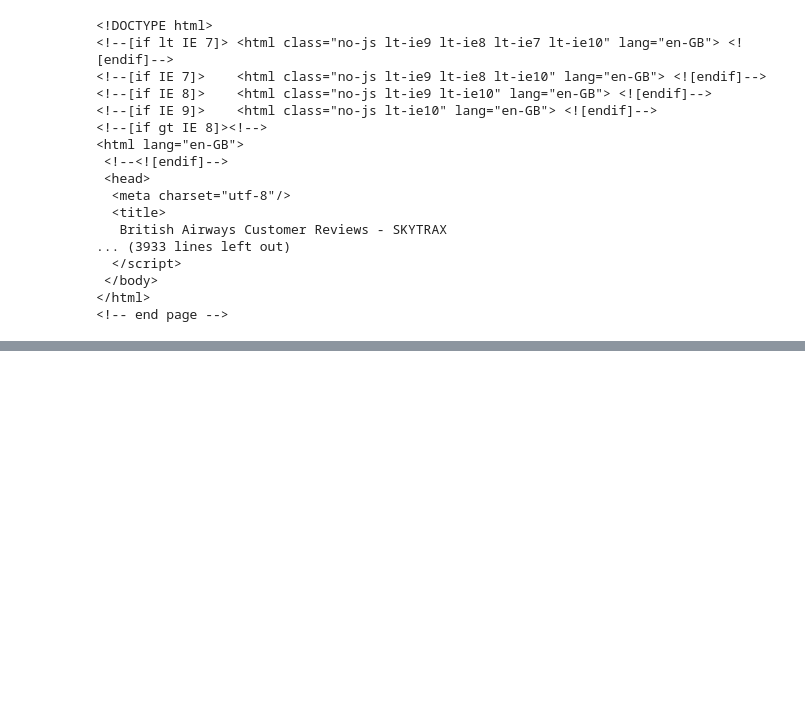
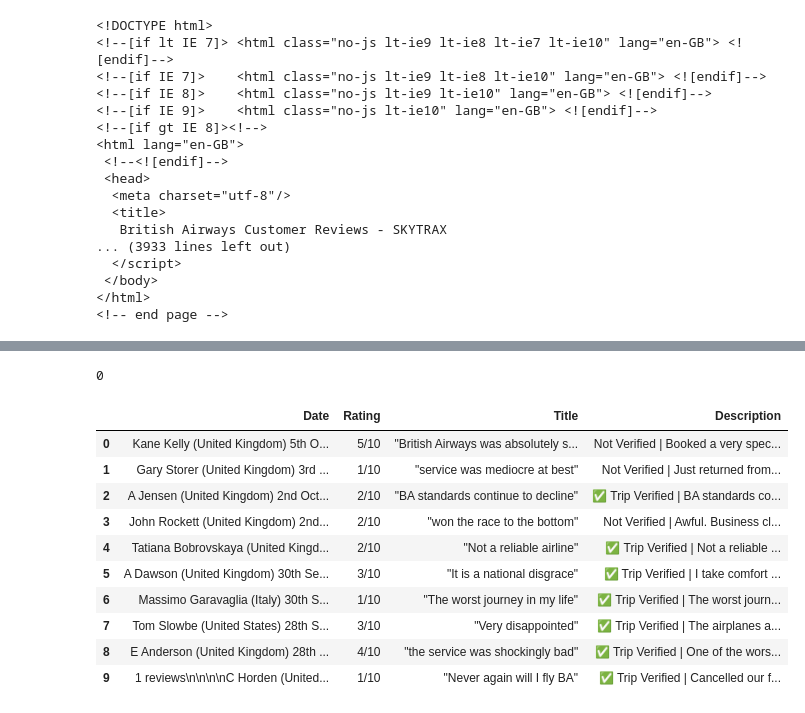
Before and after one commit to JOCRZ/BritishAirways-Intership, a Jupyter notebook: extraction.ipynb, the cells around one changed output, grey strips where cells are left out. Drawn from its saved outputs; the diff is of its cells as text; code cells hidden in the pictures; blank space fills up the shorter version.

Commit message:
Cleaning the data set

```diff
--- a/extraction.ipynb
+++ b/extraction.ipynb
@@ -67,0 +57,3 @@ About
+# %%
+for i in soup.findAll('div',class_='text_content'):
+    print(i.text.strip())
@@ -67,0 +71,3 @@ About
+# %%
+for i in soup.findAll('div',class_='rating-10'):
+    print(i.text.strip())
@@ -67,0 +86,3 @@ About
+# %%
+for i  in soup.findAll('h3',class_="text_sub_header userStatusWrapper"):
+    print(i.text.strip())
@@ -67,0 +104,33 @@ About
+# %%
+content = soup.findAll('article',class_="comp comp_media-review-rated list-item media position-content review-873992")
+len(content)
+# %% [output]
+0
+# %%
+date = []
+rating = []
+title = []
+description = []
+
+for i in range(10):
+    date.append([i for i in soup.findAll('h3', class_='text_sub_header userStatusWrapper')][i].text.strip())
+    rating.append([i for i in soup.findAll('div',class_='rating-10')][i].text.strip())
+    title.append([i for i in soup.findAll('h2',class_='text_header')][i].text.strip())
+    description.append([i for i in soup.findAll('div',class_='text_content')][i].text.strip())
+
+dictionary = {'Date':date,'Rating':rating,'Title':title,'Description':description}
+df = pd.DataFrame(dictionary)
+# %%
+df
+# %% [output]
+|  | Date | Rating | Title | Description |
+| 0 | Kane Kelly (United Kingdom) 5th O... | 5/10 | "British Airways was absolutely s... | Not Verified | Booked a very spec... |
+| 1 | Gary Storer (United Kingdom) 3rd ... | 1/10 | "service was mediocre at best" | Not Verified | Just returned from... |
+| 2 | A Jensen (United Kingdom) 2nd Oct... | 2/10 | "BA standards continue to decline" | ✅ Trip Verified | BA standards co... |
+| 3 | John Rockett (United Kingdom) 2nd... | 2/10 | "won the race to the bottom" | Not Verified | Awful. Business cl... |
+| 4 | Tatiana Bobrovskaya (United Kingd... | 2/10 | "Not a reliable airline" | ✅ Trip Verified | Not a reliable ... |
+| 5 | A Dawson (United Kingdom) 30th Se... | 3/10 | "It is a national disgrace" | ✅ Trip Verified | I take comfort ... |
+| 6 | Massimo Garavaglia (Italy) 30th S... | 1/10 | "The worst journey in my life" | ✅ Trip Verified | The worst journ... |
+| 7 | Tom Slowbe (United States) 28th S... | 3/10 | "Very disappointed" | ✅ Trip Verified | The airplanes a... |
+| 8 | E Anderson (United Kingdom) 28th ... | 4/10 | "the service was shockingly bad" | ✅ Trip Verified | One of the wors... |
+| 9 | 1 reviews\n\n\n\nC Horden (United... | 1/10 | "Never again will I fly BA" | ✅ Trip Verified | Cancelled our f... |
```
Also changed, not shown: parts of 26 cells of this notebook.
